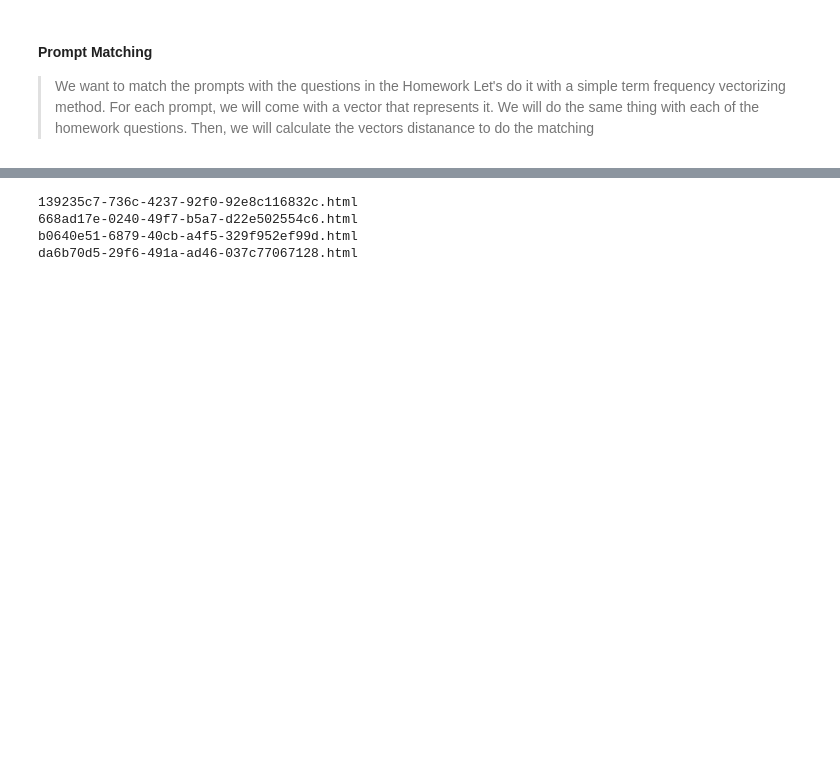
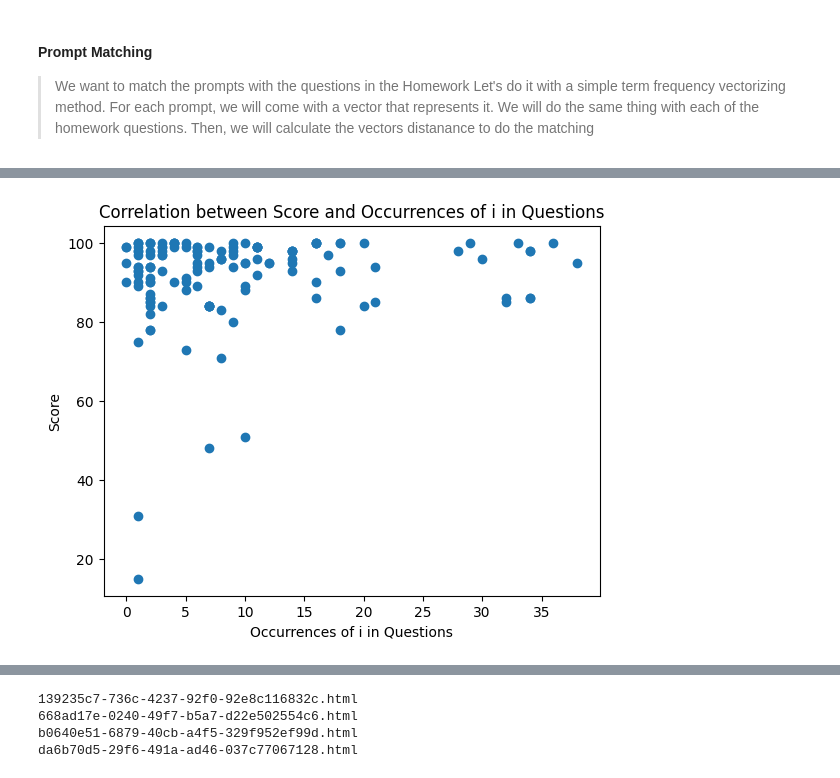
Before and after one commit to aydinaydemir/sabanciUniv-cs412-hw-score-prediction-term-project, a Jupyter notebook: hw_score_predict.ipynb, the cells around one changed output, grey strips where cells are left out. Drawn from its saved outputs; the diff is of its cells as text; code cells hidden in the pictures; blank space fills up the shorter version.

Commit message:
bazi correlationlar incelendi, prompt-soru eslestirmesi yapan model yazildi.

```diff
--- a/hw_score_predict.ipynb
+++ b/hw_score_predict.ipynb
@@ -196,0 +221,10 @@ questions_TF_IDF.head()
+# %%
+# Converting the dictionary to a DataFrame
+refactored_data = []
+for code, pairs in code2prompt_answer_pairs.items():
+    vectorized_pairs = [(prompt.split(), answer.split()) for prompt, answer in pairs]
+    refactored_data.append({'code': code, 'prompt_answer_pairs': vectorized_pairs})
+
+df = pd.DataFrame(refactored_data)
+
+df.head()  # Displaying the first few rows of the refactored DataFrame
@@ -196,0 +255,5 @@ questions_TF_IDF.head()
+# %%
+# join the scores with the df
+df = df.merge(scores, on="code")
+
+df.head()
@@ -196,0 +267,25 @@ questions_TF_IDF.head()
+# %%
+## CHECKING THE NUMBER OF PROMPTS THAT CONTAIN THE WORD "I"
+## PLOTTING THE CORRELATION BETWEEN THE NUMBER OF "I"s AND THE SCORES
+## SINCE THE PEOPLE USE "I", TENDS TO CHAT WITH GPT IN MORE DAILY LANGUAGE, IT CAN BE A GOOD INDICATOR OF THE SCORES
+
+#define a method for see the correlation with any given word
+
+
+def see_word_correlation_with_word(word):
+    count_word_per_code = {}
+    for row in df.itertuples():
+        count_word = sum(word in prompt for prompt, _ in row.prompt_answer_pairs)
+        count_word_per_code[row.code] = count_word
+    df_temp = df.copy()
+    df_temp['count_word'] = df_temp['code'].map(count_word_per_code)
+
+    plt.scatter(df_temp['count_word'], df['grade'])
+    plt.title("Correlation between Score and Occurrences of " + word  +" in Questions")
+    plt.xlabel("Occurrences of " + word +" in Questions")
+    plt.ylabel('Score')
+    plt.show()
+
+see_word_correlation_with_word("i")
+# %% [output]
+[figure, added]
```
Also changed, not shown: parts of 17 cells of this notebook, 3 other files.
